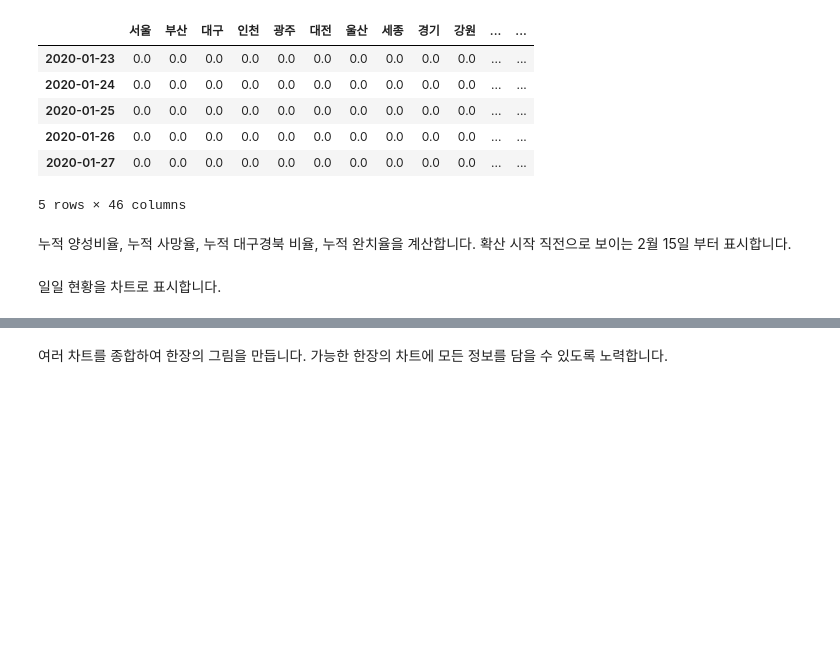
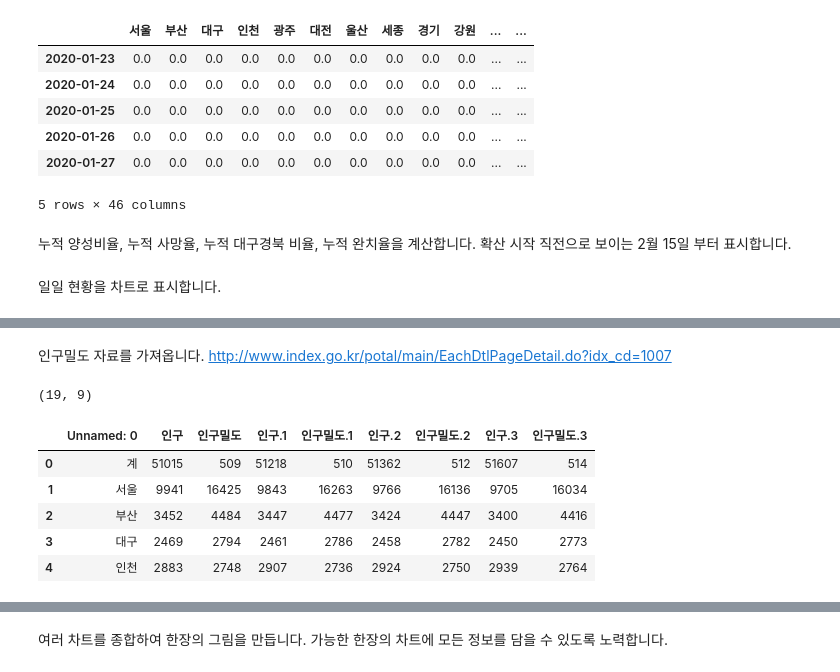
Before and after one commit to yong27/coronadaily, a Jupyter notebook: COVID19-daily-analysis.ipynb, the cells around one changed output, grey strips where cells are left out. Saved outputs shown, nothing was run; the diff lists cells and outputs as text; code cells hidden in the pictures; blank space fills up the shorter version.

```diff
--- a/COVID19-daily-analysis.ipynb
+++ b/COVID19-daily-analysis.ipynb
@@ -127,0 +133,14 @@ plt.show()
+# %% [markdown]
+인구밀도 자료를 가져옵니다. http://www.index.go.kr/potal/main/EachDtlPageDetail.do?idx_cd=1007
+# %%
+density = pd.read_excel('data/stats_100701.xlsx', skiprows=2)
+print(density.shape)
+density.head()
+# %% [output]
+(19, 9)
+|  | Unnamed: 0 | 인구 | 인구밀도 | 인구.1 | 인구밀도.1 | 인구.2 | 인구밀도.2 | 인구.3 | 인구밀도.3 |
+| 0 | 계 | 51015 | 509 | 51218 | 510 | 51362 | 512 | 51607 | 514 |
+| 1 | 서울 | 9941 | 16425 | 9843 | 16263 | 9766 | 16136 | 9705 | 16034 |
+| 2 | 부산 | 3452 | 4484 | 3447 | 4477 | 3424 | 4447 | 3400 | 4416 |
+| 3 | 대구 | 2469 | 2794 | 2461 | 2786 | 2458 | 2782 | 2450 | 2773 |
+| 4 | 인천 | 2883 | 2748 | 2907 | 2736 | 2924 | 2750 | 2939 | 2764 |
```
Also changed, not shown: parts of 7 cells of this notebook, 4 other files.
